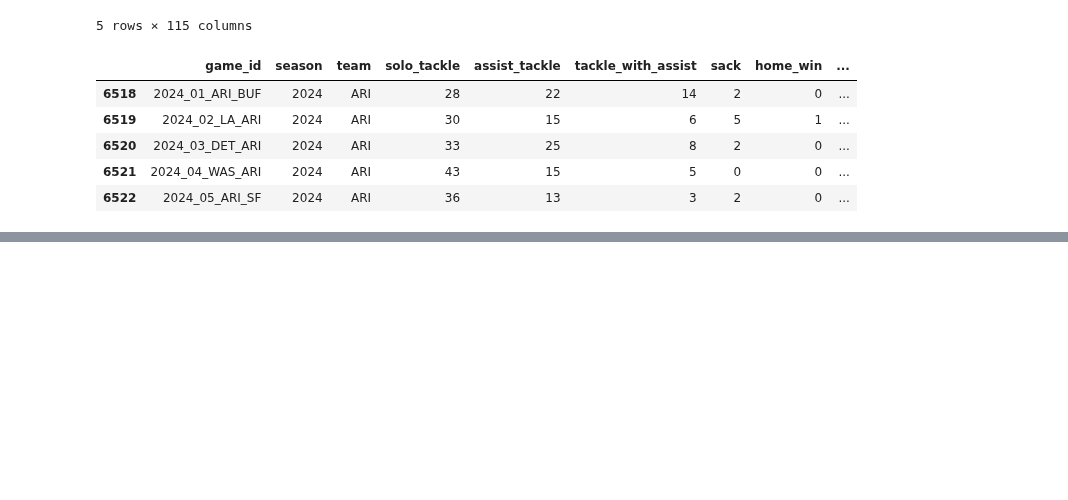
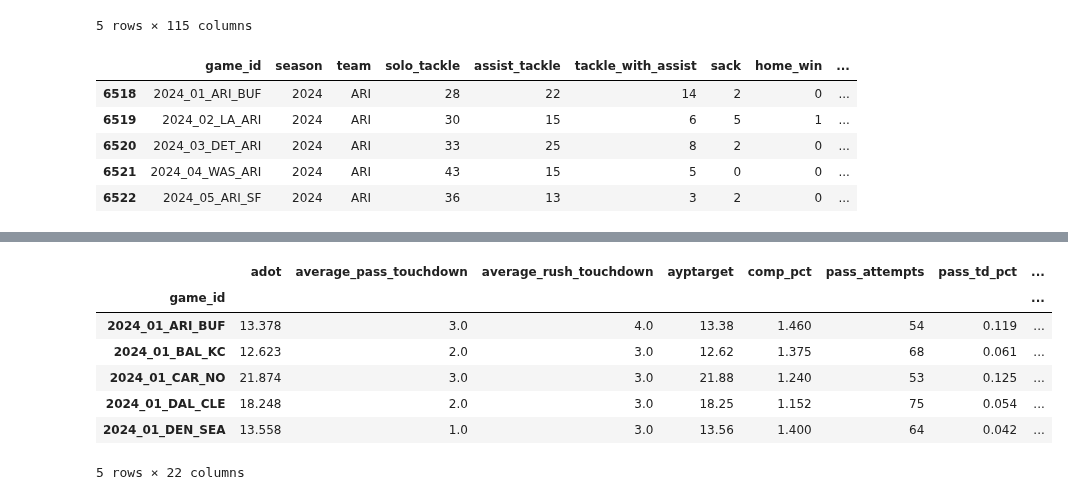
Before and after one commit to Ejaramillo1/nfl_ml_project, a Jupyter notebook: notebook/data/EDA_NFL_Team_metrics.ipynb, the cells around one changed output, grey strips where cells are left out. Drawn from its saved outputs; the diff is of its cells as text; code cells hidden in the pictures; blank space fills up the shorter version.

```diff
--- a/notebook/data/EDA_NFL_Team_metrics.ipynb
+++ b/notebook/data/EDA_NFL_Team_metrics.ipynb
@@ -196,0 +307,21 @@ wdf_def_2024.describe()
+# %%
+offensive_df = wdf_of_2024.pivot_table(
+    values=['total_yards', 'total_tds', 'receiving_touchdown', 'passing_air_yards', 'comp_pct', 'ypa', 'ypc', 'pass_td_pct', 'rec_td_pct', 'rush_td_pct', 'td_pct',
+            'touches', 'targets', 'rush_attempts', 'pass_attempts','yptarget', 'ayptarget', 'ypr', 'adot', 'receiving_air_yards', 'passing_air_yards',
+            'receiving_touchdown', 'average_pass_touchdown', 'average_rush_touchdown', 'total_tds'],
+    index='game_id',
+    # columns='team',
+    aggfunc='sum',
+    fill_value=0
+)
+
+offensive_df.head()
+# %% [output]
+|  | adot | average_pass_touchdown | average_rush_touchdown | ayptarget | comp_pct | pass_attempts | pass_td_pct | ... |
+| game_id |  |  |  |  |  |  |  | ... |
+| 2024_01_ARI_BUF | 13.378 | 3.0 | 4.0 | 13.38 | 1.460 | 54 | 0.119 | ... |
+| 2024_01_BAL_KC | 12.623 | 2.0 | 3.0 | 12.62 | 1.375 | 68 | 0.061 | ... |
+| 2024_01_CAR_NO | 21.874 | 3.0 | 3.0 | 21.88 | 1.240 | 53 | 0.125 | ... |
+| 2024_01_DAL_CLE | 18.248 | 2.0 | 3.0 | 18.25 | 1.152 | 75 | 0.054 | ... |
+| 2024_01_DEN_SEA | 13.558 | 1.0 | 3.0 | 13.56 | 1.400 | 64 | 0.042 | ... |
+5 rows × 22 columns
```
Also changed, not shown: parts of 26 cells of this notebook.
